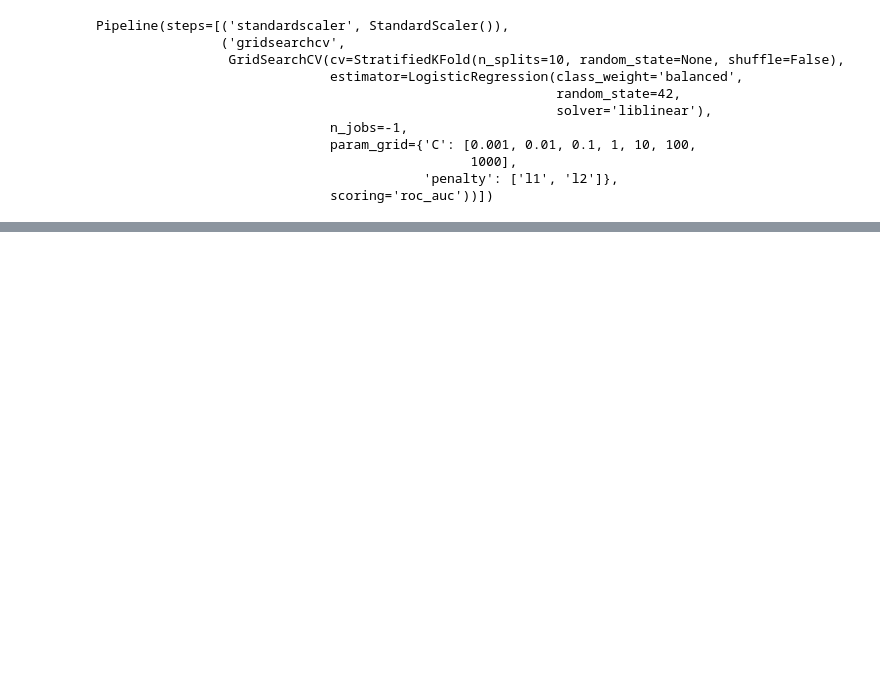
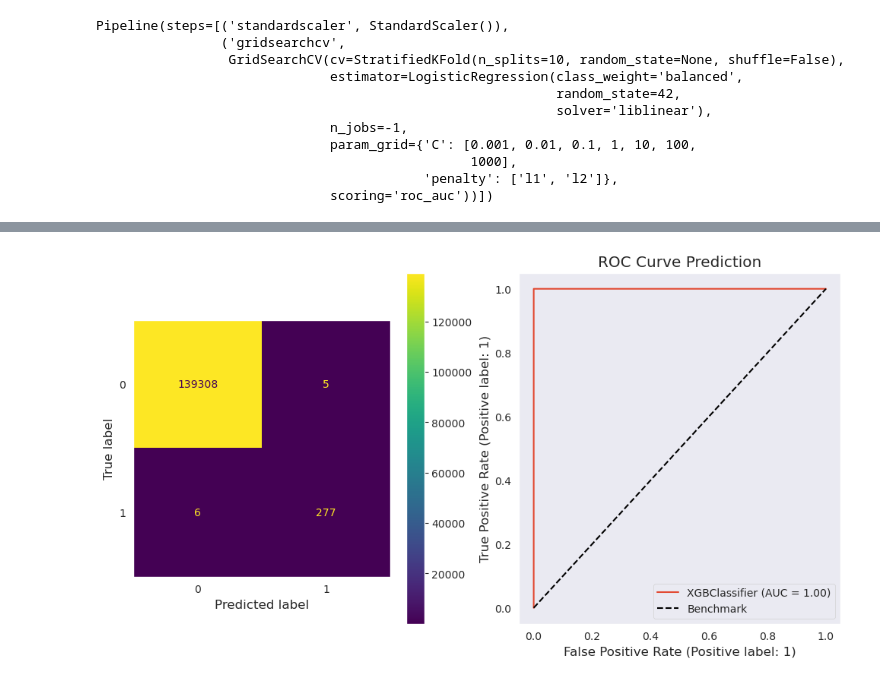
Before and after one commit to SalisEduardo/EAD0830-IA-aplic-financas, a Jupyter notebook: Atividades/atv2/rascunho_modelagem.ipynb, the cells around one changed output, grey strips where cells are left out. Drawn from its saved outputs; the diff is of its cells as text; code cells hidden in the pictures; blank space fills up the shorter version.

```diff
--- a/Atividades/atv2/rascunho_modelagem.ipynb
+++ b/Atividades/atv2/rascunho_modelagem.ipynb
@@ -753,0 +893,4 @@ plot_classification_metrics(pipe_lr,y_test,X_test)
+# %%
+plot_classification_metrics(xgb_cl,y_train,X_train)
+# %% [output]
+[figure, added]
```
Also changed, not shown: parts of 30 cells of this notebook, 3 other files.
